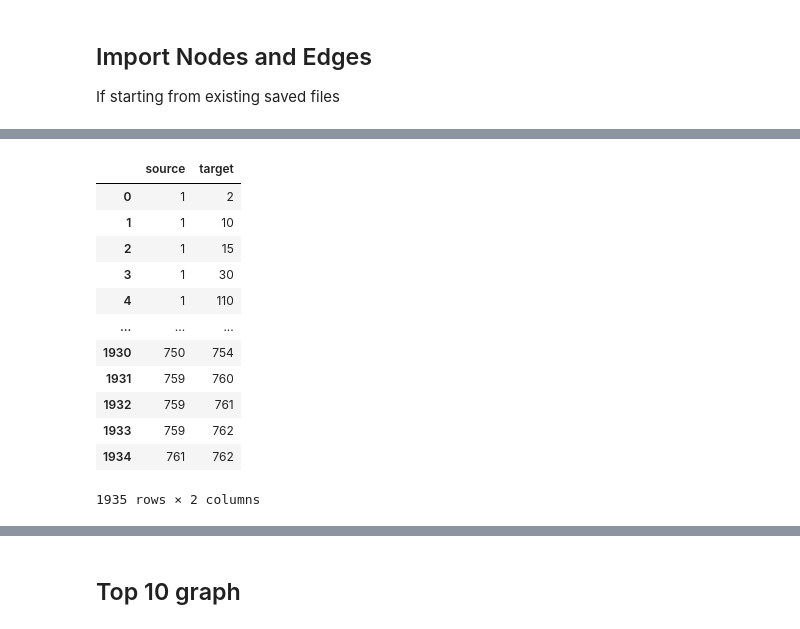
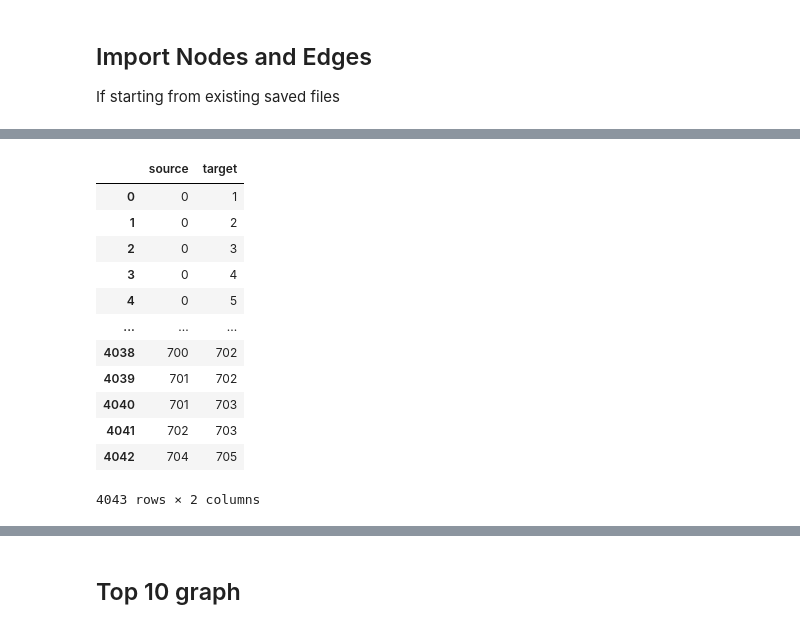
Before and after one commit to slevin48/knowledge, a Jupyter notebook: knowledge.ipynb, the cells around one changed output, grey strips where cells are left out. Saved outputs shown, nothing was run; the diff lists cells and outputs as text; code cells hidden in the pictures.

```diff
--- a/knowledge.ipynb
+++ b/knowledge.ipynb
@@ -345,20 +354,20 @@ nodes2
 # %%
-edges = pd.read_csv('Diigo/edges_diigo.csv')
+edges = pd.read_csv('Diigo/edges_diigo.csv',index_col="Unnamed: 0")
 edges
 # %% [output]
 |  | source | target |
-| 0 | 1 | 2 |
-| 1 | 1 | 10 |
-| 2 | 1 | 15 |
-| 3 | 1 | 30 |
-| 4 | 1 | 110 |
+| 0 | 0 | 1 |
+| 1 | 0 | 2 |
+| 2 | 0 | 3 |
+| 3 | 0 | 4 |
+| 4 | 0 | 5 |
 | ... | ... | ... |
-| 1930 | 750 | 754 |
-| 1931 | 759 | 760 |
-| 1932 | 759 | 761 |
-| 1933 | 759 | 762 |
-| 1934 | 761 | 762 |
+| 4038 | 700 | 702 |
+| 4039 | 701 | 702 |
+| 4040 | 701 | 703 |
+| 4041 | 702 | 703 |
+| 4042 | 704 | 705 |
-1935 rows × 2 columns
+4043 rows × 2 columns
 # %%
 edges[edges.source == 17]
 # %% [output]
```
Also changed, not shown: parts of 34 cells of this notebook, 8 other files.
